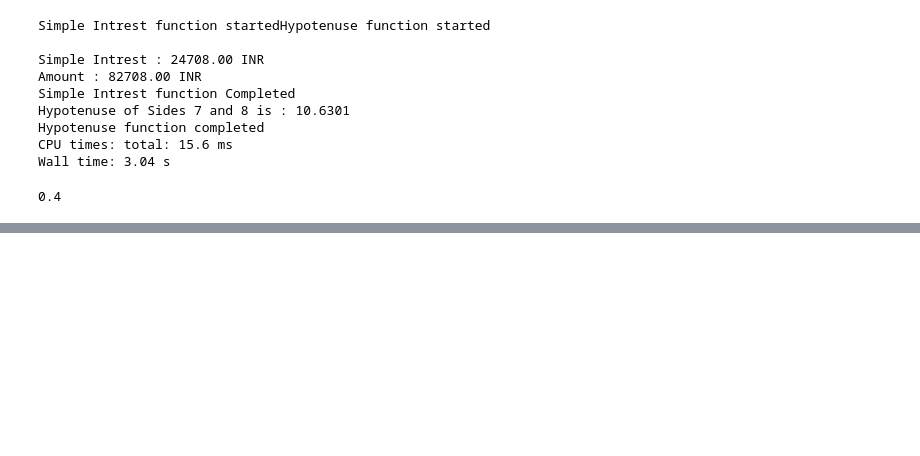
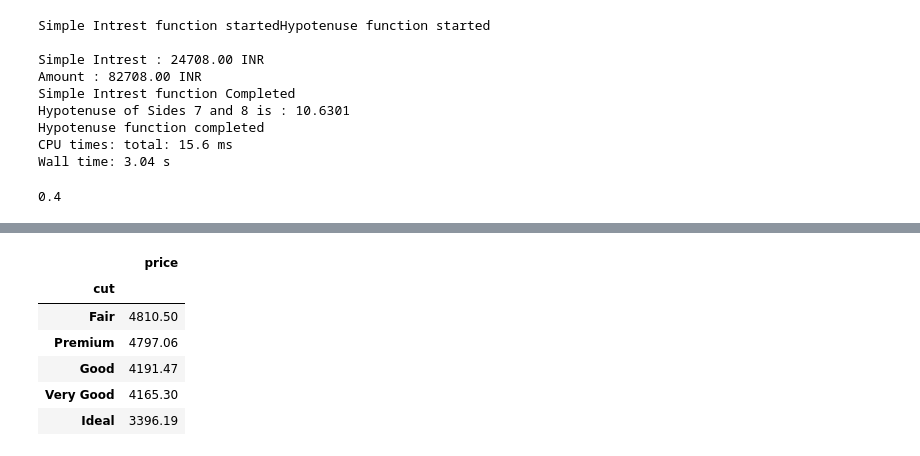
Before and after one commit to utkarshg1/Advanced-Python-Wakad-6-pm, a Jupyter notebook: 8 Multithreading/Multithread.ipynb, the cells around one changed output, grey strips where cells are left out. Saved outputs shown, nothing was run; the diff lists cells and outputs as text; code cells hidden in the pictures; blank space fills up the shorter version.

```diff
--- a/8 Multithreading/Multithread.ipynb
+++ b/8 Multithreading/Multithread.ipynb
@@ -103,0 +352,13 @@ Wall time: 3.04 s
+# %%
+df.groupby(by= "cut") \
+    .agg({"price": "mean"}) \
+    .sort_values(by= "price", ascending=False) \
+    .round(2)
+# %% [output]
+|  | price |
+| cut |  |
+| Fair | 4810.50 |
+| Premium | 4797.06 |
+| Good | 4191.47 |
+| Very Good | 4165.30 |
+| Ideal | 3396.19 |
```
Also changed, not shown: parts of 28 cells of this notebook, 3 other files.
